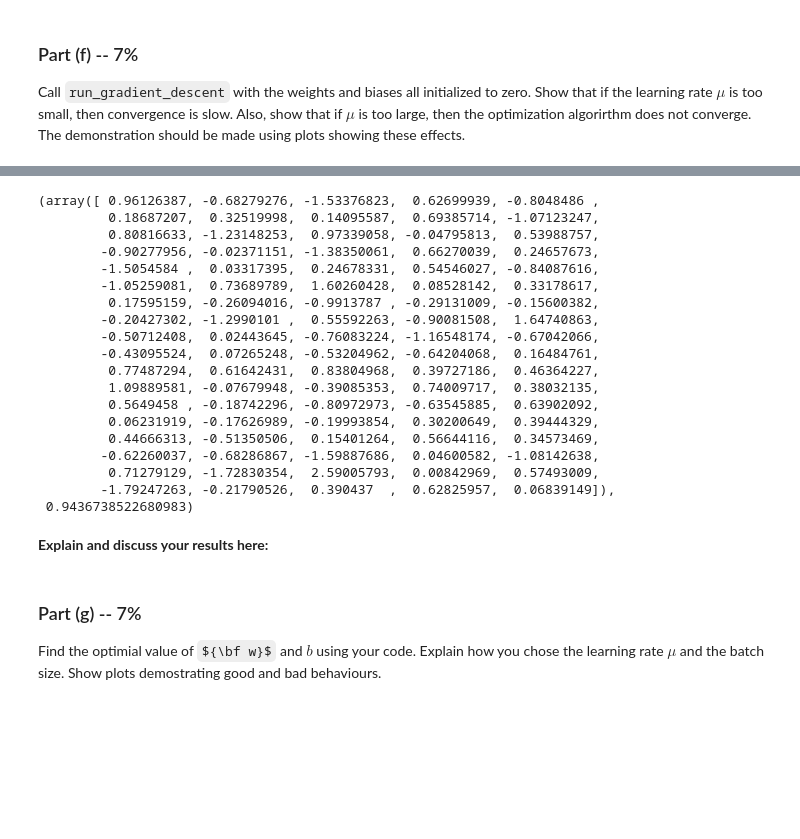
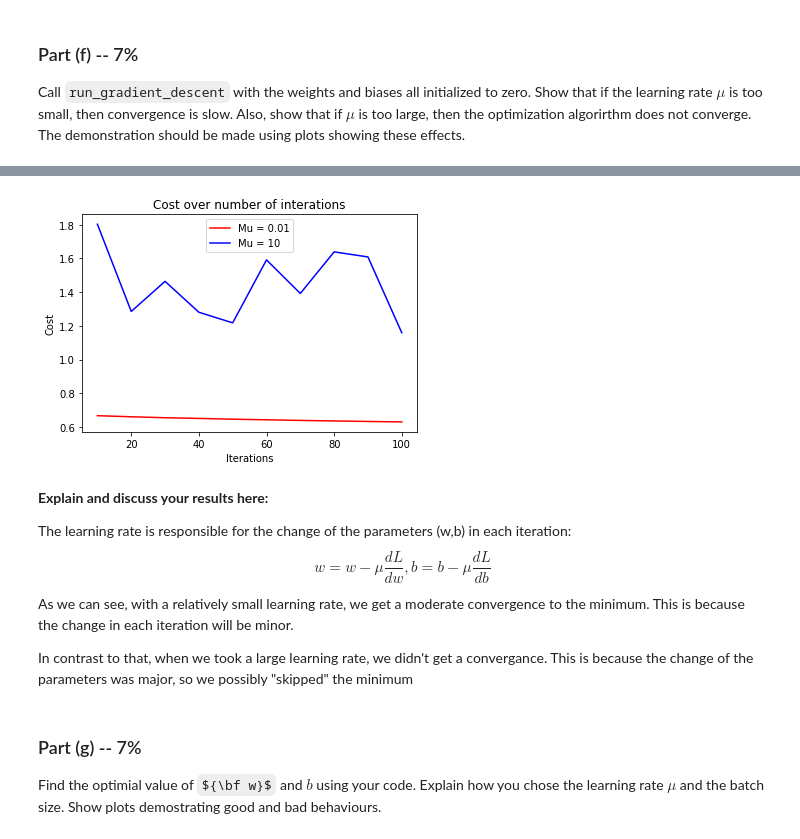
Before and after one commit to Yotamsil/DeepLearningEx1, a Jupyter notebook: Assignment1.ipynb, the cells around one changed output, grey strips where cells are left out. Saved outputs shown, nothing was run; the diff lists cells and outputs as text; code cells hidden in the pictures; some formulas as TeX source; blank space fills up the shorter version.

```diff
--- a/Assignment1.ipynb
+++ b/Assignment1.ipynb
@@ -38,14 +38,14 @@ Here are some resources to help you get started:
 
 - http.://colab.research.google.com/notebooks/io.ipynb
 # %%
-load_from_drive = False
+load_from_drive = True
 
 if not load_from_drive:
   csv_path = "http://archive.ics.uci.edu/ml/machine-learning-databases/00203/YearPredictionMSD.txt.zip"
 else:
   from google.colab import drive
   drive.mount('/content/gdrive')
-  csv_path = '/content/gdrive/My Drive/YearPredictionMSD.txt.zip' # TODO - UPDATE ME WITH THE TRUE PATH!
+  csv_path = '/content/gdrive/My Drive/DL/YearPredictionMSD.txt.zip' # TODO - UPDATE ME WITH THE TRUE PATH!
 
 t_label = ["year"]
 x_labels = ["var%d" % i for i in range(1, 91)]
@@ -351,6 +360,7 @@ def run_gradient_descent(w0, b0, train_norm_xs, train_ts, val_norm_xs, val_ts, m
     reindex = np.random.permutation(len(train_norm_xs))
     train_norm_xs = train_norm_xs[reindex]
     train_ts = train_ts[reindex]
+    loss_vec = []
 
     for i in range(0, len(train_norm_xs), batch_size): # iterate over each minibatch
       # minibatch that we are working with:
@@ -372,20 +382,21 @@ def run_gradient_descent(w0, b0, train_norm_xs, train_ts, val_norm_xs, val_ts, m
       iter += 1
       # compute and print the *validation* loss and accuracy
       if (iter % 10 == 0):
-        X_val = val_norm_xs[:]
+        X_val = val_norm_xs
         y_val = pred(w, b, X_val)
         t_val = val_ts[:, 0]
         val_cost = cost(y_val, t_val)
         val_acc = get_accuracy(y_val, t_val)
-        print("Iter %d. [Val Acc %.0f%%, Loss %f]" % (
-                iter, val_acc * 100, val_cost))
+        loss_vec.append(val_cost)
+        # print("Iter %d. [Val Acc %.0f%%, Loss %f]" % (
+        #         iter, val_acc * 100, val_cost))
 
       if iter >= max_iters:
         break
 
       # Think what parameters you should return for further use
 
-  return (w, b)
+  return (w, b, loss_vec)
 # %% [markdown]
 ### Part (f) -- 7%
 
@@ -393,11 +404,20 @@ Call `run_gradient_descent` with the weights and biases all initialized to zero.
 Show that if the learning rate $\mu$ is too small, then convergence is slow.
 Also, show that if $\mu$ is too large, then the optimization algorirthm does not converge. The demonstration should be made using plots showing these effects.
 # %%
-w0 = np.random.randn(90)
-b0 = np.random.randn(1)[0]
-# w0 = np.zeros(90)
-# b0 = 0
+# w0 = np.random.randn(90)
+# b0 = np.random.randn(1)[0]
+w0 = np.zeros(90)
+b0 = 0
 
 # Write your code here
-run_gradient_descent(w0, b0, train_norm_xs, train_ts, val_norm_xs, val_ts, 0.1)
+(w,b,loss_01) = run_gradient_descent(w0, b0, train_norm_xs, train_ts, val_norm_xs, val_ts, 0.01)
+(w,b,loss_10) = run_gradient_descent(w0, b0, train_norm_xs, train_ts, val_norm_xs, val_ts, 10)
+iter_vec = range(10,110,10)
+plt.plot(iter_vec, loss_01, 'r')
+plt.plot(iter_vec, loss_10, 'b')
+plt.legend(["Mu = 0.01", "Mu = 10"])
+plt.title("Cost over number of interations")
+plt.xlabel("Iterations")
+plt.ylabel("Cost")
+plt.show()
 # %% [output]
@@ -414,24 +444,11 @@ Iter 100. [Val Acc 58%, Loss 1.216737]
-(array([ 0.96126387, -0.68279276, -1.53376823,  0.62699939, -0.8048486 ,
-         0.18687207,  0.32519998,  0.14095587,  0.69385714, -1.07123247,
-         0.80816633, -1.23148253,  0.97339058, -0.04795813,  0.53988757,
-        -0.90277956, -0.02371151, -1.38350061,  0.66270039,  0.24657673,
-        -1.5054584 ,  0.03317395,  0.24678331,  0.54546027, -0.84087616,
-        -1.05259081,  0.73689789,  1.60260428,  0.08528142,  0.33178617,
-         0.17595159, -0.26094016, -0.9913787 , -0.29131009, -0.15600382,
-        -0.20427302, -1.2990101 ,  0.55592263, -0.90081508,  1.64740863,
-        -0.50712408,  0.02443645, -0.76083224, -1.16548174, -0.67042066,
-        -0.43095524,  0.07265248, -0.53204962, -0.64204068,  0.16484761,
-         0.77487294,  0.61642431,  0.83804968,  0.39727186,  0.46364227,
-         1.09889581, -0.07679948, -0.39085353,  0.74009717,  0.38032135,
-         0.5649458 , -0.18742296, -0.80972973, -0.63545885,  0.63902092,
-         0.06231919, -0.17626989, -0.19993854,  0.30200649,  0.39444329,
-         0.44666313, -0.51350506,  0.15401264,  0.56644116,  0.34573469,
-        -0.62260037, -0.68286867, -1.59887686,  0.04600582, -1.08142638,
-         0.71279129, -1.72830354,  2.59005793,  0.00842969,  0.57493009,
-        -1.79247263, -0.21790526,  0.390437  ,  0.62825957,  0.06839149]),
- 0.9436738522680983)
+[figure, added]
-# %% [markdown]
-**Explain and discuss your results here:**
+# %% [markdown]
+**Explain and discuss your results here:**
+
+The learning rate is responsible for the change of the parameters (w,b) in each iteration: $$w = w - \mu \frac{dL}{dw}, b = b - \mu \frac{dL}{db}$$
+As we can see, with a relatively small learning rate, we get a moderate convergence to the minimum. This is because the change in each iteration will be minor.
+
+In contrast to that, when we took a large learning rate, we didn't get a convergance. This is because the change of the parameters was major, so we possibly "skipped" the minimum
 # %% [markdown]
 ### Part (g) -- 7%
 
```
Also changed, not shown: parts of 6 cells of this notebook.
